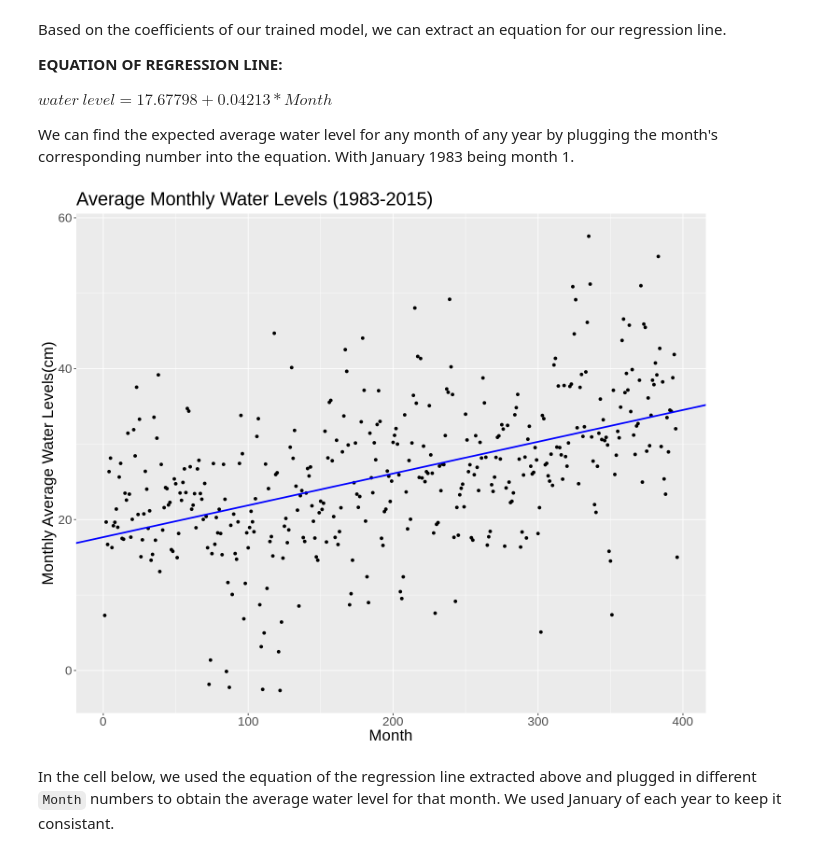
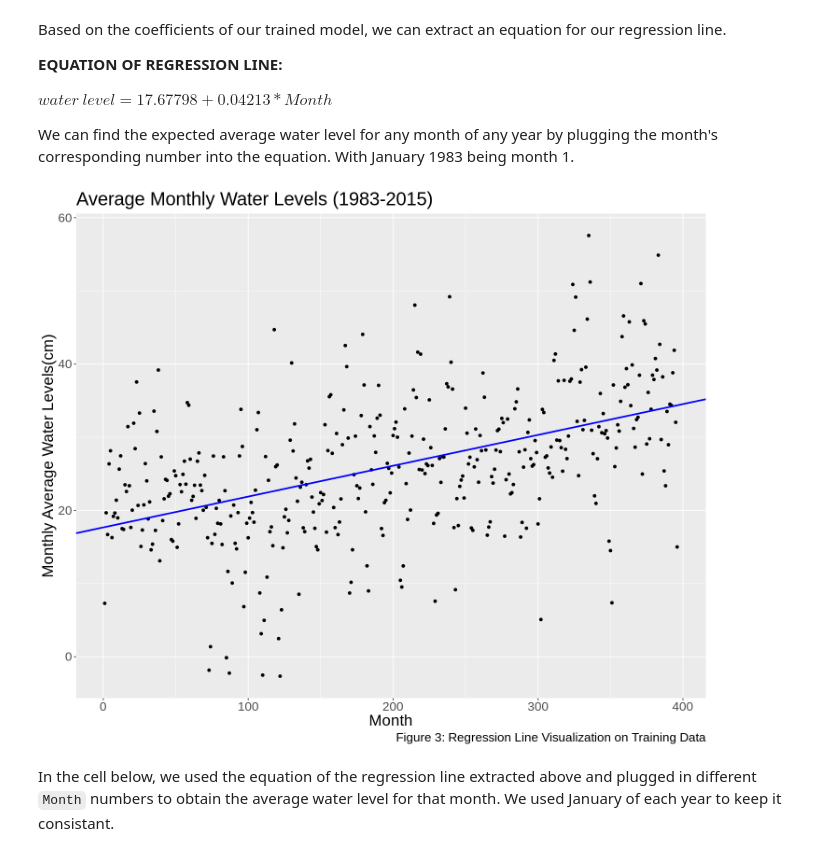
Before and after one commit to Applemyp/dsci100-group36-project, a Jupyter notebook: Group Project Report.ipynb, the cells around one changed output. Cells and saved outputs as stored; diff of their text form; code cells hidden in the pictures.

Commit message:
Adding Figures and Tables Caption

```diff
--- a/Group Project Report.ipynb
+++ b/Group Project Report.ipynb
@@ -260,16 +271,17 @@ We can find the expected average water level for any month of any year by pluggi
 # %%
 # plot the line using the intercept and slope we have on the original data
 options(repr.plot.width = 12, repr.plot.height = 10)
 
 prediction_line <- ggplot(water_df, aes(x = Month, y = month_average)) +
     geom_point() +
-    labs(x = "Month", y = "Monthly Average Water Levels(cm)", title = "Average Monthly Water Levels (1983-2015)") +
+    labs(x = "Month", y = "Monthly Average Water Levels(cm)", title = "Average Monthly Water Levels (1983-2015)",
+        caption = "Figure 3: Regression Line Visualization on Training Data") +
     geom_abline(intercept=17.67798, slope=0.04213, color='blue', lwd=1) +
     theme(text = element_text(size = 20))
 
 prediction_line
 # %% [output]
-[figure, old version]
+[figure, new version]
 # %% [markdown]
 In the cell below, we used the equation of the regression line extracted above and plugged in different `Month` numbers to obtain the average water level for that month. We used January of each year to keep it consistant.
 # %%
```
Also changed, not shown: parts of 6 cells of this notebook.
